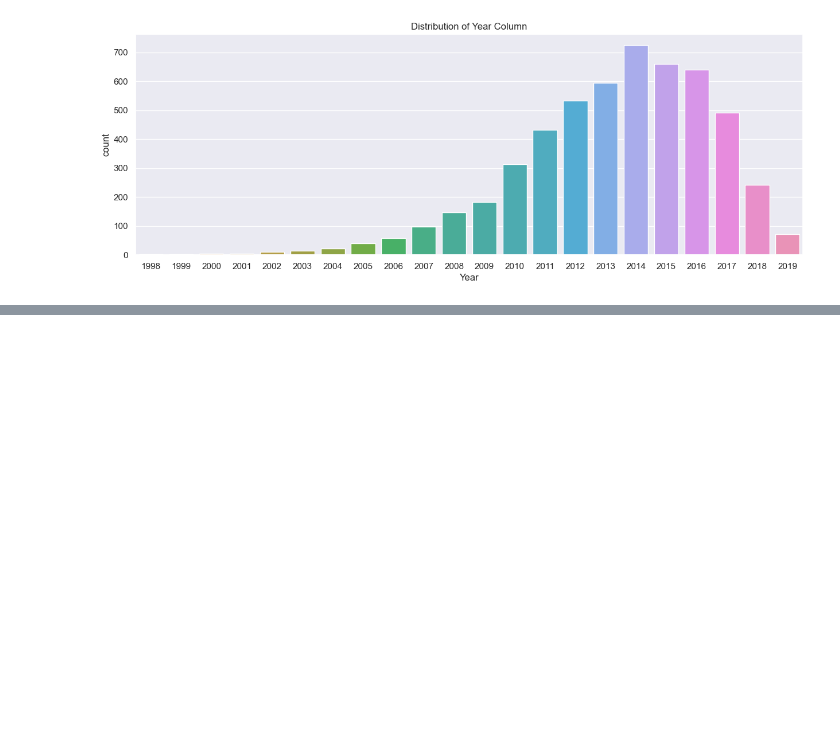
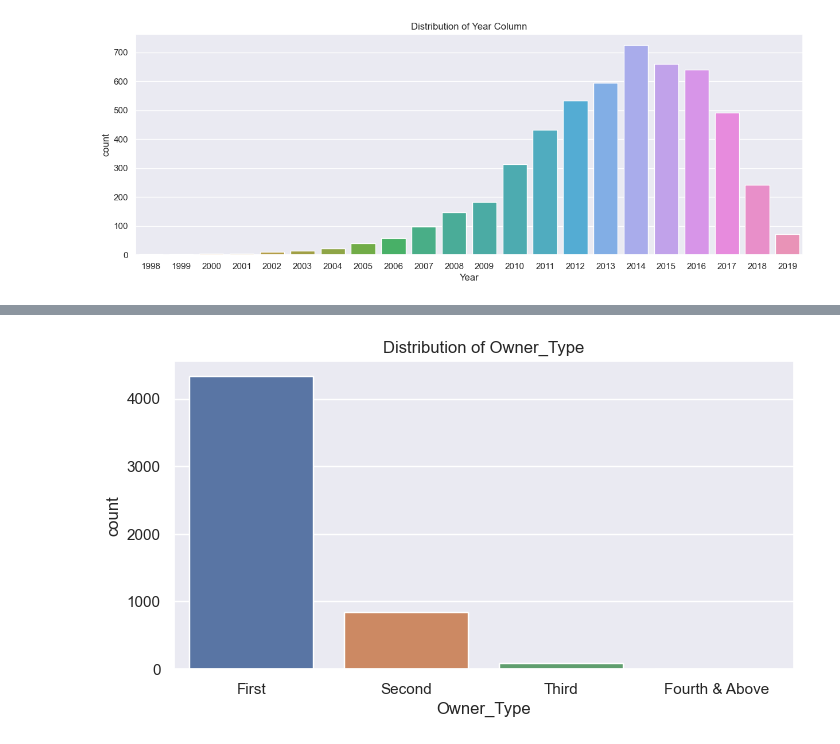
Before and after one commit to mohamedisakr/kaggle-used-cars-price-prediction, a Jupyter notebook: exploration.ipynb, the cells around one changed output, grey strips where cells are left out. Cells and saved outputs as stored; diff of their text form; code cells hidden in the pictures; blank space fills up the shorter version.

```diff
--- a/exploration.ipynb
+++ b/exploration.ipynb
@@ -128,0 +161,6 @@ plt.title('Distribution of Year Column');
+# %%
+plt.figure(figsize=(8,4))
+sns.countplot(df,x='Owner_Type');
+plt.title('Distribution of Owner_Type');
+# %% [output]
+[figure, added]
```
Also changed, not shown: parts of 21 cells of this notebook.
